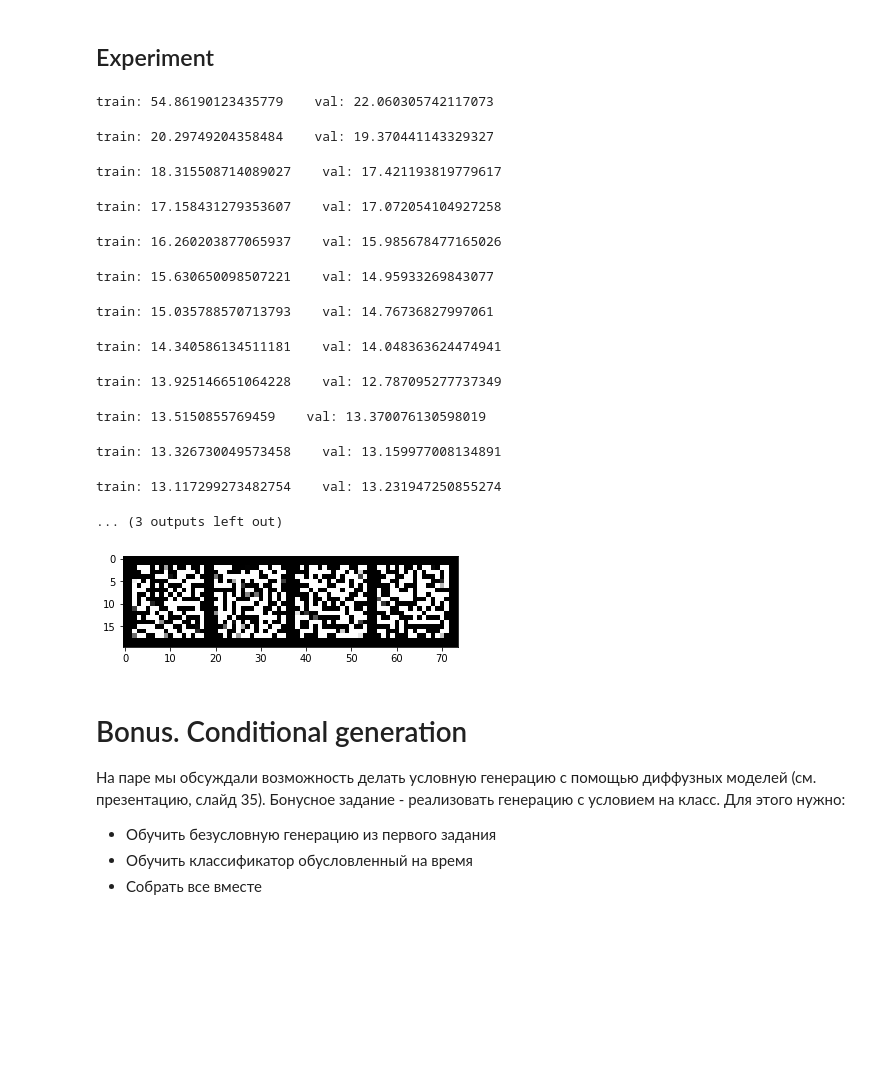
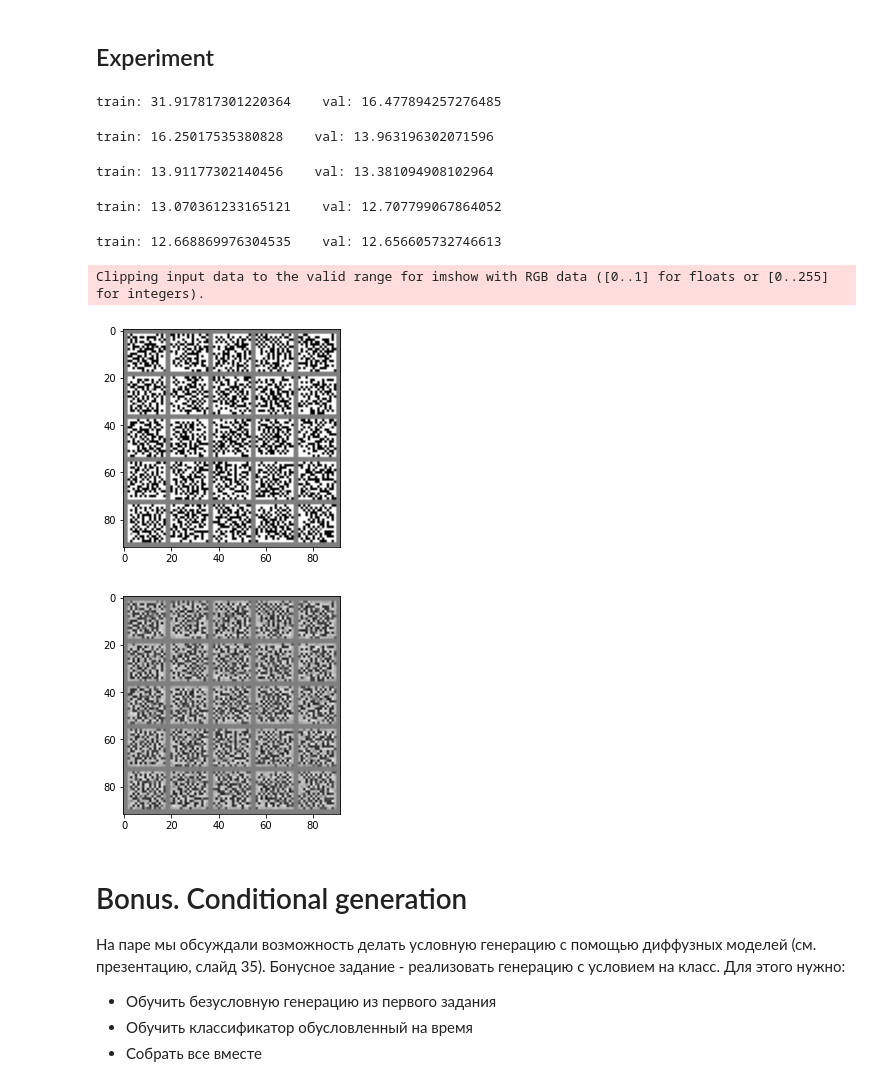
Before and after one commit to Howuhh/dul_2021, a Jupyter notebook: Homework/hw15/Homework15_diffusion.ipynb, the cells around one changed output. Cells and saved outputs as stored; diff of their text form; code cells hidden in the pictures; blank space fills up the shorter version.

```diff
--- a/Homework/hw15/Homework15_diffusion.ipynb
+++ b/Homework/hw15/Homework15_diffusion.ipynb
@@ -89,7 +109,7 @@ def f_(f, x):
 @torch.no_grad()
 def solve_sde(x, f, g, ts=0, tf=1, dt=1e-3):
     for t in tqdm(np.arange(ts, tf, dt)):
-        tt = torch.FloatTensor([t]).to(device).repeat(x.shape[0])
+        tt = torch.FloatTensor([t]).to(device) # .repeat(x.shape[0])
         z = torch.randn_like(x).to(device)
         x = x + f(x, tt) * dt + g(tt) * z * abs(dt) ** 0.5
 
@@ -286,28 +306,26 @@ def train(ddpm, train_loader, val_loader, optim, epochs):
 ddpm = ContDDPM()
 ddpm.to(device)
 
-optim = torch.optim.Adam(ddpm.parameters(), lr=2e-4)
+optim = torch.optim.Adam(ddpm.parameters(), lr=1e-3)
 
-train(ddpm, train_loader, val_loader, optim, epochs=15)
+train(ddpm, train_loader, val_loader, optim, epochs=5)
 # %% [output]
-train: 54.86190123435779    val: 22.060305742117073
+train: 31.917817301220364    val: 16.477894257276485
-train: 20.29749204358484    val: 19.370441143329327
+train: 16.25017535380828    val: 13.963196302071596
-train: 18.315508714089027    val: 17.421193819779617
+train: 13.91177302140456    val: 13.381094908102964
-train: 17.158431279353607    val: 17.072054104927258
+train: 13.070361233165121    val: 12.707799067864052
-train: 16.260203877065937    val: 15.985678477165026
+train: 12.668869976304535    val: 12.656605732746613
-train: 15.630650098507221    val: 14.95933269843077
-train: 15.035788570713793    val: 14.76736827997061
-train: 14.340586134511181    val: 14.048363624474941
-train: 13.925146651064228    val: 12.787095277737349
-train: 13.5150855769459    val: 13.370076130598019
-train: 13.326730049573458    val: 13.159977008134891
-train: 13.117299273482754    val: 13.231947250855274
-... (3 outputs left out)
 # %%
-x = ddpm.sample_sde(bs=4)
+x = ddpm.sample_sde(bs=25)
 show_imgs(x)
 # %% [output]
+Clipping input data to the valid range for imshow with RGB data ([0..1] for floats or [0..255] for integers).
-[figure, old version]
+[figure, new version]
+# %%
+show_imgs(2 * ((x - x.min()) / (x.max() - x.min())) - 1)
+# чет хз
+# %% [output]
+[figure, added]
 # %% [markdown]
 # Bonus. Conditional generation
 
```
Also changed, not shown: parts of 2 cells of this notebook.
